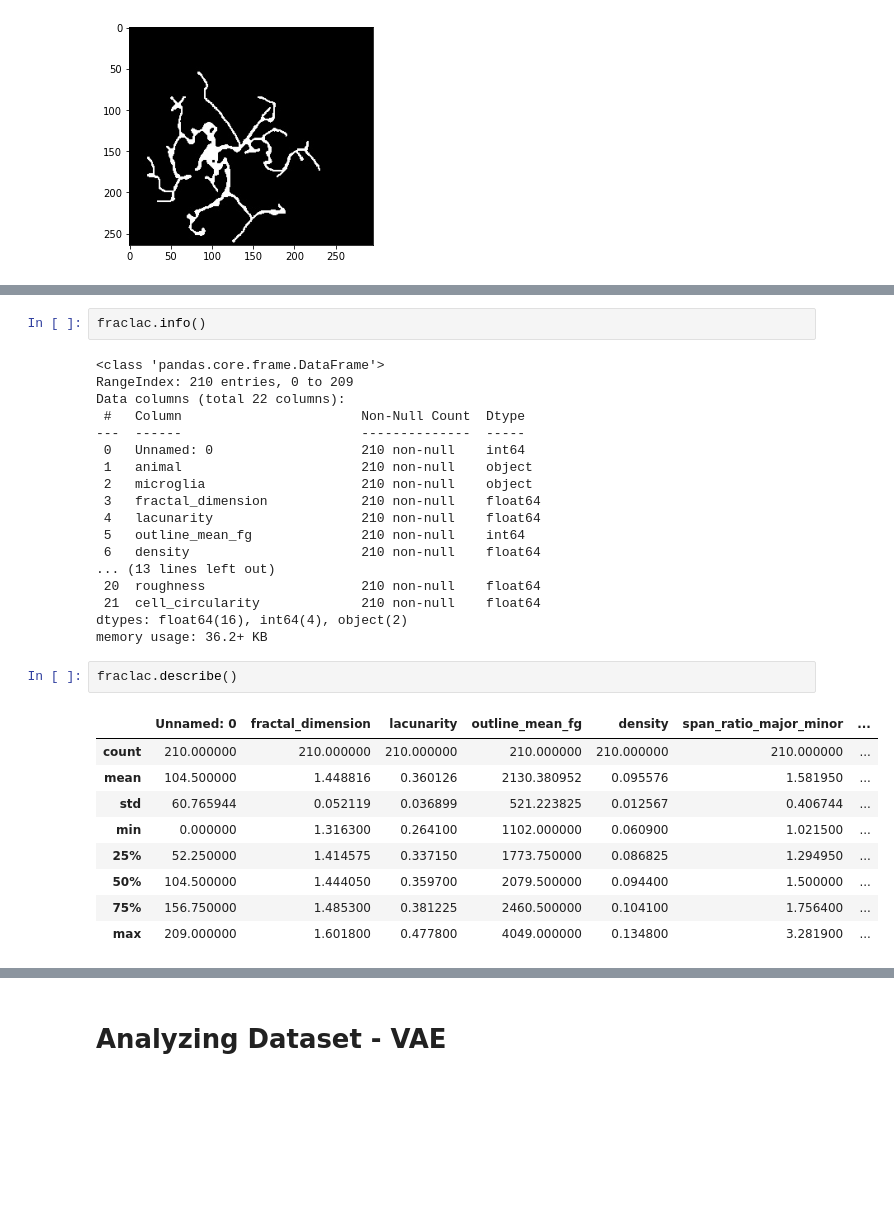
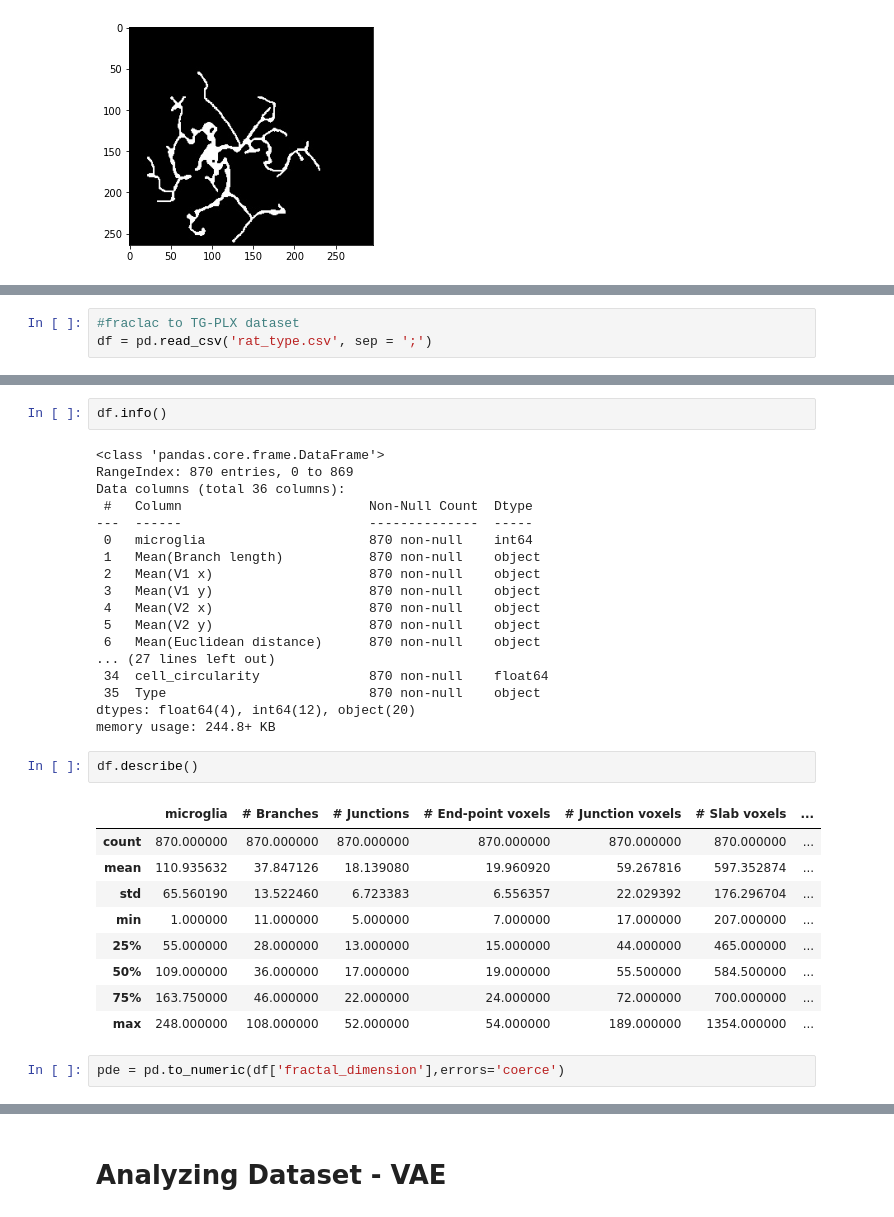
Before and after one commit to netorai/LEI, a Jupyter notebook: lei_microglia.ipynb, the cells around one changed output, grey strips where cells are left out. Saved outputs shown, nothing was run; the diff lists cells and outputs as text; blank space fills up the shorter version.

Commit message:
version with joined tables

```diff
--- a/lei_microglia.ipynb
+++ b/lei_microglia.ipynb
@@ -66 +66,4 @@ fraclac = pd.read_csv('fraclac_final_results.csv')
+# %%
+#fraclac to TG-PLX dataset
+df = pd.read_csv('rat_type.csv', sep = ';')
 # %%
@@ -76,32 +79,34 @@ fraclac.head()
 # %%
-fraclac.info()
+df.info()
 # %% [output]
 <class 'pandas.core.frame.DataFrame'>
-RangeIndex: 210 entries, 0 to 209
-Data columns (total 22 columns):
- #   Column                       Non-Null Count  Dtype
----  ------                       --------------  -----
- 0   Unnamed: 0                   210 non-null    int64
- 1   animal                       210 non-null    object
- 2   microglia                    210 non-null    object
- 3   fractal_dimension            210 non-null    float64
- 4   lacunarity                   210 non-null    float64
- 5   outline_mean_fg              210 non-null    int64
- 6   density                      210 non-null    float64
-... (13 lines left out)
- 20  roughness                    210 non-null    float64
- 21  cell_circularity             210 non-null    float64
-dtypes: float64(16), int64(4), object(2)
-memory usage: 36.2+ KB
+RangeIndex: 870 entries, 0 to 869
+Data columns (total 36 columns):
+ #   Column                        Non-Null Count  Dtype
+---  ------                        --------------  -----
+ 0   microglia                     870 non-null    int64
+ 1   Mean(Branch length)           870 non-null    object
+ 2   Mean(V1 x)                    870 non-null    object
+ 3   Mean(V1 y)                    870 non-null    object
+ 4   Mean(V2 x)                    870 non-null    object
+ 5   Mean(V2 y)                    870 non-null    object
+ 6   Mean(Euclidean distance)      870 non-null    object
+... (27 lines left out)
+ 34  cell_circularity              870 non-null    float64
+ 35  Type                          870 non-null    object
+dtypes: float64(4), int64(12), object(20)
+memory usage: 244.8+ KB
 # %%
-fraclac.describe()
+df.describe()
 # %% [output]
-|  | Unnamed: 0 | fractal_dimension | lacunarity | outline_mean_fg | density | span_ratio_major_minor | ... |
-| count | 210.000000 | 210.000000 | 210.000000 | 210.000000 | 210.000000 | 210.000000 | ... |
-| mean | 104.500000 | 1.448816 | 0.360126 | 2130.380952 | 0.095576 | 1.581950 | ... |
-| std | 60.765944 | 0.052119 | 0.036899 | 521.223825 | 0.012567 | 0.406744 | ... |
-| min | 0.000000 | 1.316300 | 0.264100 | 1102.000000 | 0.060900 | 1.021500 | ... |
-| 25% | 52.250000 | 1.414575 | 0.337150 | 1773.750000 | 0.086825 | 1.294950 | ... |
-| 50% | 104.500000 | 1.444050 | 0.359700 | 2079.500000 | 0.094400 | 1.500000 | ... |
-| 75% | 156.750000 | 1.485300 | 0.381225 | 2460.500000 | 0.104100 | 1.756400 | ... |
-| max | 209.000000 | 1.601800 | 0.477800 | 4049.000000 | 0.134800 | 3.281900 | ... |
+|  | microglia | # Branches | # Junctions | # End-point voxels | # Junction voxels | # Slab voxels | ... |
+| count | 870.000000 | 870.000000 | 870.000000 | 870.000000 | 870.000000 | 870.000000 | ... |
+| mean | 110.935632 | 37.847126 | 18.139080 | 19.960920 | 59.267816 | 597.352874 | ... |
+| std | 65.560190 | 13.522460 | 6.723383 | 6.556357 | 22.029392 | 176.296704 | ... |
+| min | 1.000000 | 11.000000 | 5.000000 | 7.000000 | 17.000000 | 207.000000 | ... |
+| 25% | 55.000000 | 28.000000 | 13.000000 | 15.000000 | 44.000000 | 465.000000 | ... |
+| 50% | 109.000000 | 36.000000 | 17.000000 | 19.000000 | 55.500000 | 584.500000 | ... |
+| 75% | 163.750000 | 46.000000 | 22.000000 | 24.000000 | 72.000000 | 700.000000 | ... |
+| max | 248.000000 | 108.000000 | 52.000000 | 54.000000 | 189.000000 | 1354.000000 | ... |
+# %%
+pde = pd.to_numeric(df['fractal_dimension'],errors='coerce')
```
Also changed, not shown: parts of 25 cells of this notebook.
